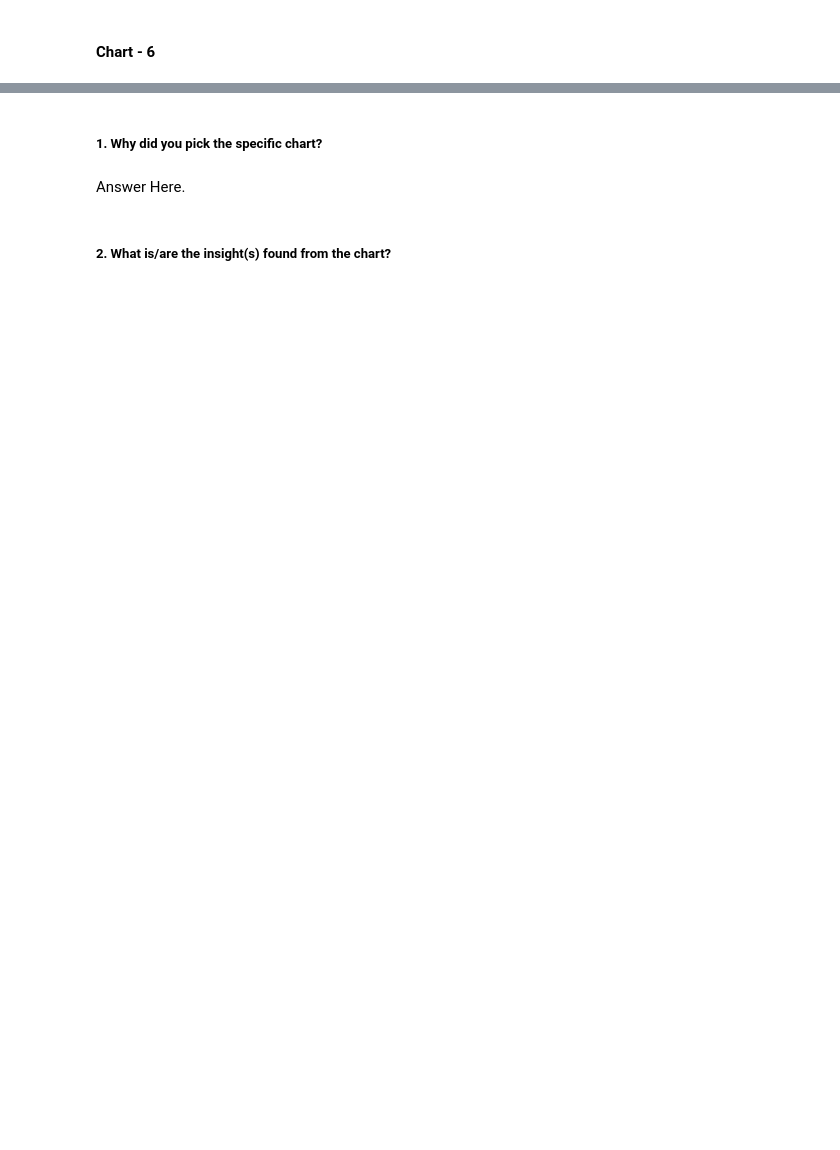
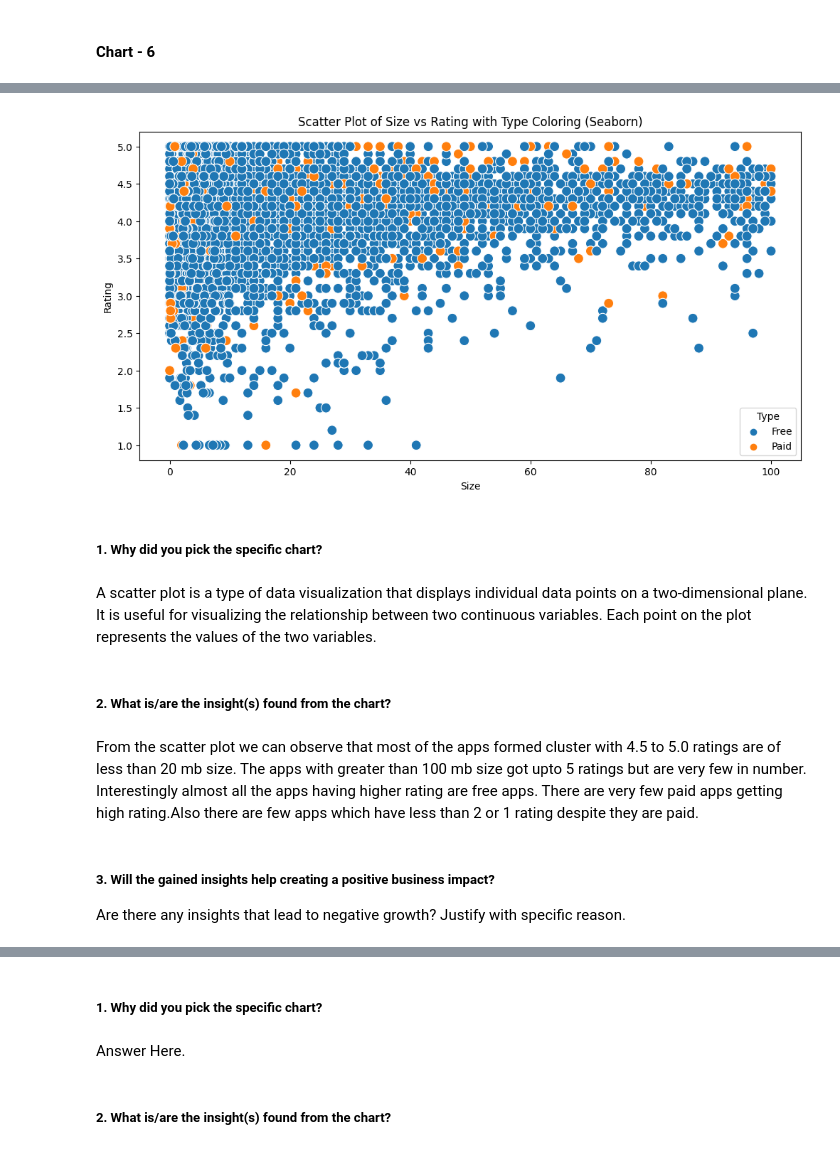
Before and after one commit to abhishek-kakde/EDA_capstone_playstore_review, a Jupyter notebook: Playstore_Apps_Review_Analysis_EDA.ipynb, the cells around one changed output, grey strips where cells are left out. Saved outputs shown, nothing was run; the diff lists cells and outputs as text; code cells hidden in the pictures; blank space fills up the shorter version.

```diff
--- a/Playstore_Apps_Review_Analysis_EDA.ipynb
+++ b/Playstore_Apps_Review_Analysis_EDA.ipynb
@@ -851,0 +903,24 @@ Answer Here
+# %%
+# Chart - 7 visualization code
+plt.figure(figsize=(12, 6))
+sns.scatterplot(x='size', y='rating', hue='type', data=df, s=100)
+plt.title('Scatter Plot of Size vs Rating with Type Coloring (Seaborn)')
+plt.xlabel('Size')
+plt.ylabel('Rating')
+plt.legend(title='Type')
+plt.show()
+# %% [output]
+[figure, added]
+# %% [markdown]
+##### 1. Why did you pick the specific chart?
+# %% [markdown]
+A scatter plot is a type of data visualization that displays individual data points on a two-dimensional plane. It is useful for visualizing the relationship between two continuous variables. Each point on the plot represents the values of the two variables.
+# %% [markdown]
+##### 2. What is/are the insight(s) found from the chart?
+# %% [markdown]
+From the scatter plot we can observe that most of the apps formed cluster with 4.5 to 5.0 ratings are of less than 20 mb size.
+The apps with greater than 100 mb size got upto 5 ratings but are very few in number.
+Interestingly almost all the apps having higher rating are free apps. There are very few paid apps getting high rating.Also there are few apps which have less than 2 or 1 rating despite they are paid.
+# %% [markdown]
+##### 3. Will the gained insights help creating a positive business impact?
+Are there any insights that lead to negative growth? Justify with specific reason.
```
Also changed, not shown: parts of 134 cells of this notebook.
